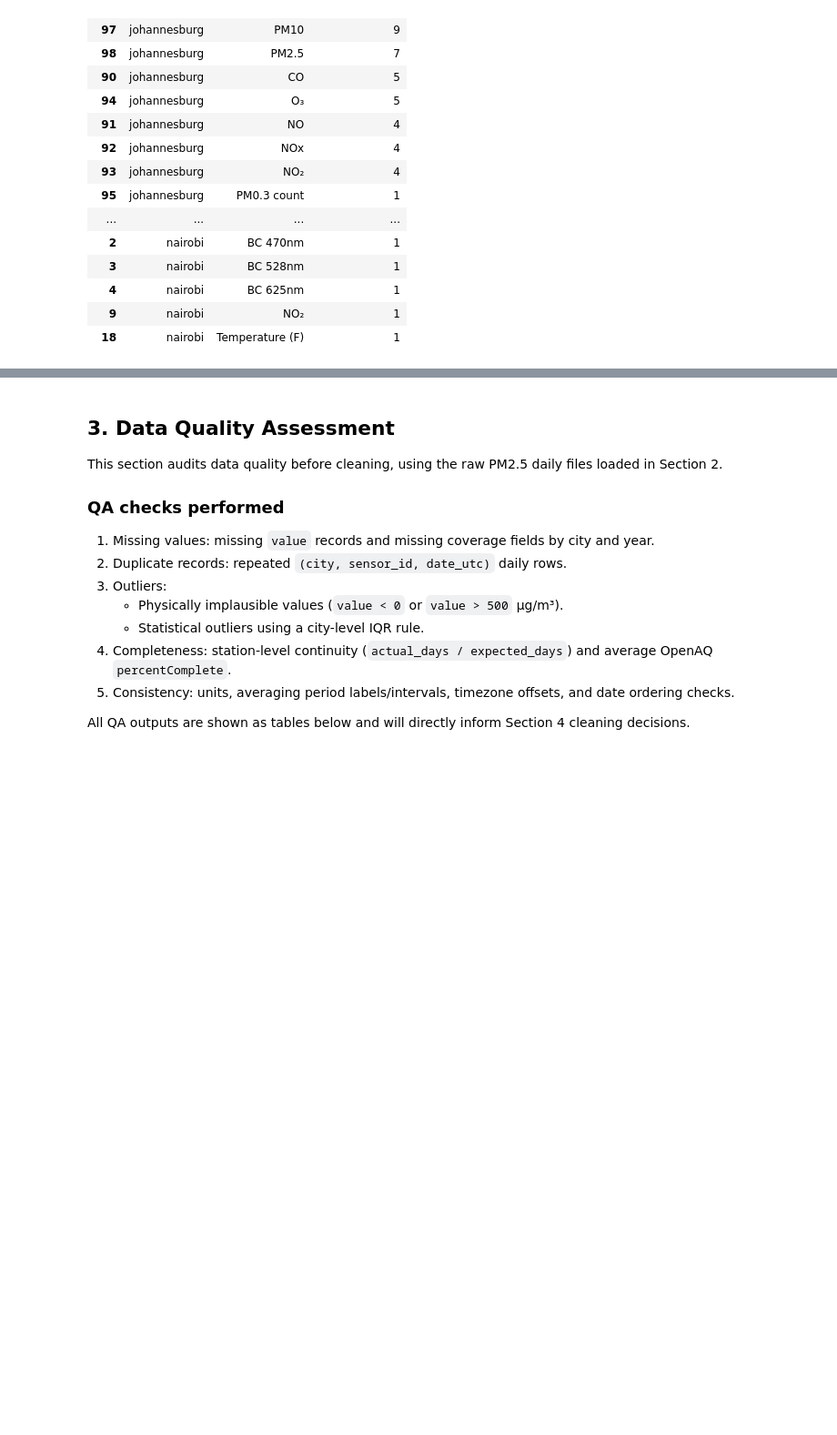
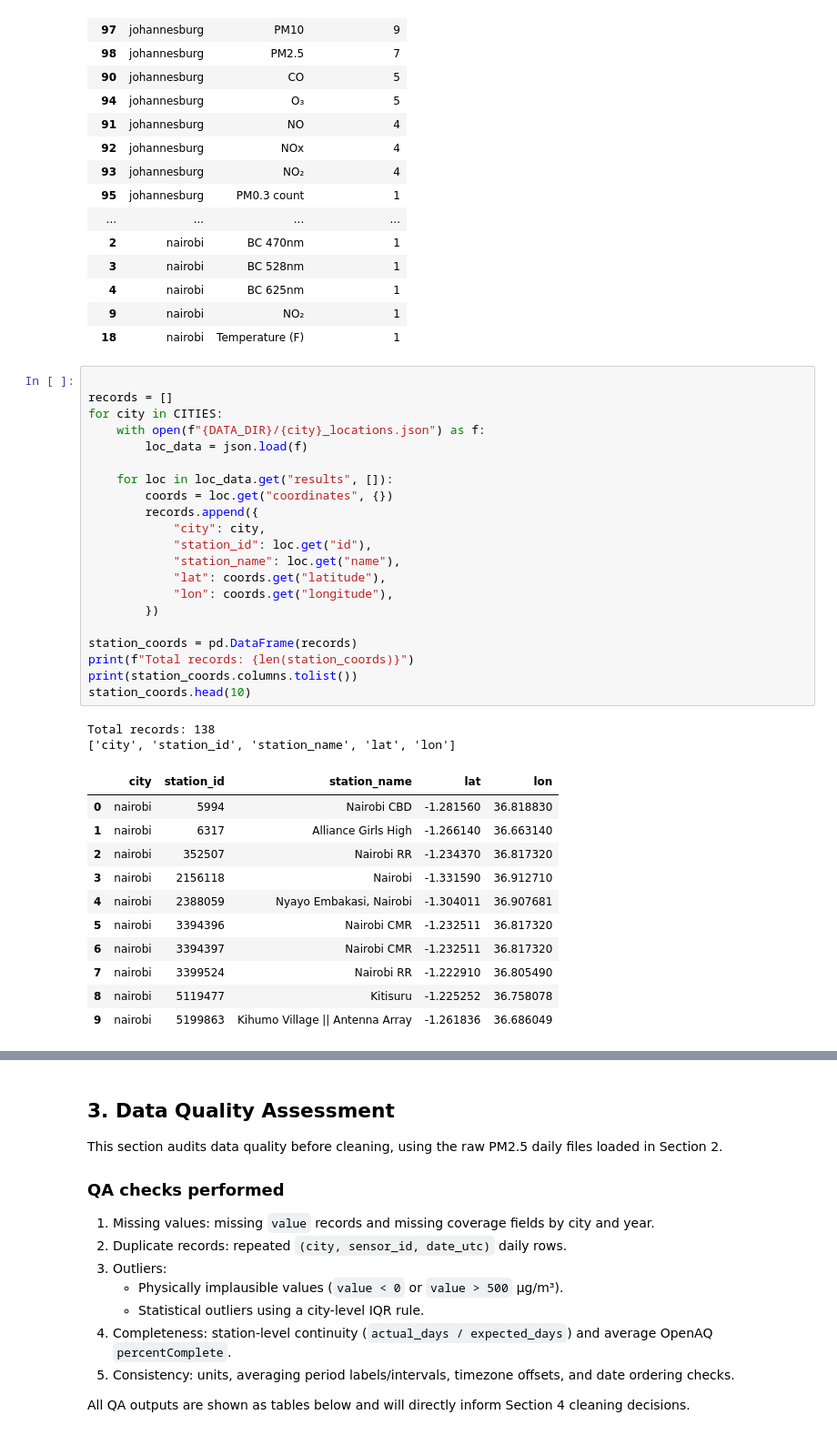
Before and after one commit to Simiyu-Gloria/air-quality-analysis-capstone, a Jupyter notebook: notebooks/analysis.ipynb, the cells around one changed output, grey strips where cells are left out. Shown at 91% size. Drawn from its saved outputs; the diff is of its cells as text; blank space fills up the shorter version.

Commit message:
Added station Coordinates

```diff
--- a/notebooks/analysis.ipynb
+++ b/notebooks/analysis.ipynb
@@ -167,3 +167,38 @@ pollutant_freq[pollutant_freq["station_count"] > 0].sort_values(
 | 4 | nairobi | BC 625nm | 1 |
 | 9 | nairobi | NO₂ | 1 |
 | 18 | nairobi | Temperature (F) | 1 |
+# %%
+
+records = []
+for city in CITIES:
+    with open(f"{DATA_DIR}/{city}_locations.json") as f:
+        loc_data = json.load(f)
+
+    for loc in loc_data.get("results", []):
+        coords = loc.get("coordinates", {})
+        records.append({
+            "city": city,
+            "station_id": loc.get("id"),
+            "station_name": loc.get("name"),
+            "lat": coords.get("latitude"),
+            "lon": coords.get("longitude"),
+        })
+
+station_coords = pd.DataFrame(records)
+print(f"Total records: {len(station_coords)}")
+print(station_coords.columns.tolist())
+station_coords.head(10)
+# %% [output]
+Total records: 138
+['city', 'station_id', 'station_name', 'lat', 'lon']
+|  | city | station_id | station_name | lat | lon |
+| 0 | nairobi | 5994 | Nairobi CBD | -1.281560 | 36.818830 |
+| 1 | nairobi | 6317 | Alliance Girls High | -1.266140 | 36.663140 |
+| 2 | nairobi | 352507 | Nairobi RR | -1.234370 | 36.817320 |
+| 3 | nairobi | 2156118 | Nairobi | -1.331590 | 36.912710 |
+| 4 | nairobi | 2388059 | Nyayo Embakasi, Nairobi | -1.304011 | 36.907681 |
+| 5 | nairobi | 3394396 | Nairobi CMR | -1.232511 | 36.817320 |
+| 6 | nairobi | 3394397 | Nairobi CMR | -1.232511 | 36.817320 |
+| 7 | nairobi | 3399524 | Nairobi RR | -1.222910 | 36.805490 |
+| 8 | nairobi | 5119477 | Kitisuru | -1.225252 | 36.758078 |
+| 9 | nairobi | 5199863 | Kihumo Village || Antenna Array | -1.261836 | 36.686049 |
```
Also changed, not shown: parts of 1 cell of this notebook, 1 other file.
